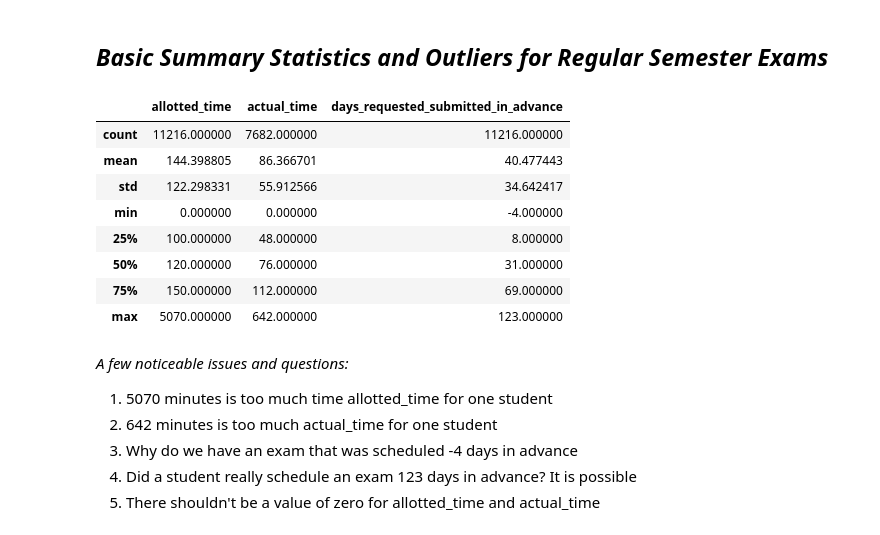
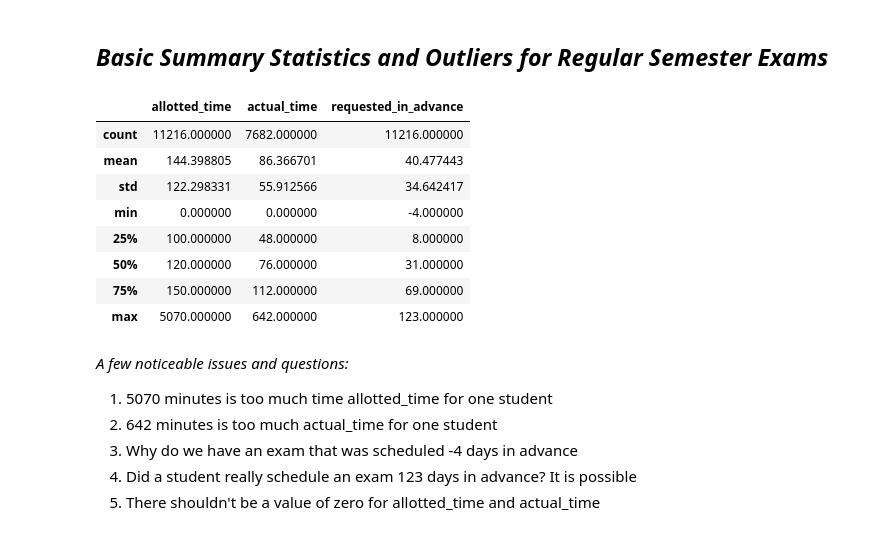
Before and after one commit to dihoxy/ODS-Test-Center-Project, a Jupyter notebook: Handling Outliers and Basic Exploratory Analysis.ipynb, the cells around one changed output. Saved outputs shown, nothing was run; the diff lists cells and outputs as text; code cells hidden in the pictures.

```diff
--- a/Handling Outliers and Basic Exploratory Analysis.ipynb
+++ b/Handling Outliers and Basic Exploratory Analysis.ipynb
@@ -60,9 +48,9 @@ ods['name_of_day'] = ods['exam_date'].dt.day_name()
 # %% [markdown]
 ## *Basic Summary Statistics and Outliers for Regular Semester Exams*
 # %%
-ods[['allotted_time', 'actual_time', 'days_requested_submitted_in_advance']].describe()
+ods[['allotted_time', 'actual_time', 'requested_in_advance']].describe()
 # %% [output]
-|  | allotted_time | actual_time | days_requested_submitted_in_advance |
+|  | allotted_time | actual_time | requested_in_advance |
 | count | 11216.000000 | 7682.000000 | 11216.000000 |
 | mean | 144.398805 | 86.366701 | 40.477443 |
 | std | 122.298331 | 55.912566 | 34.642417 |
```
Also changed, not shown: parts of 37 cells of this notebook, 4 other files.
